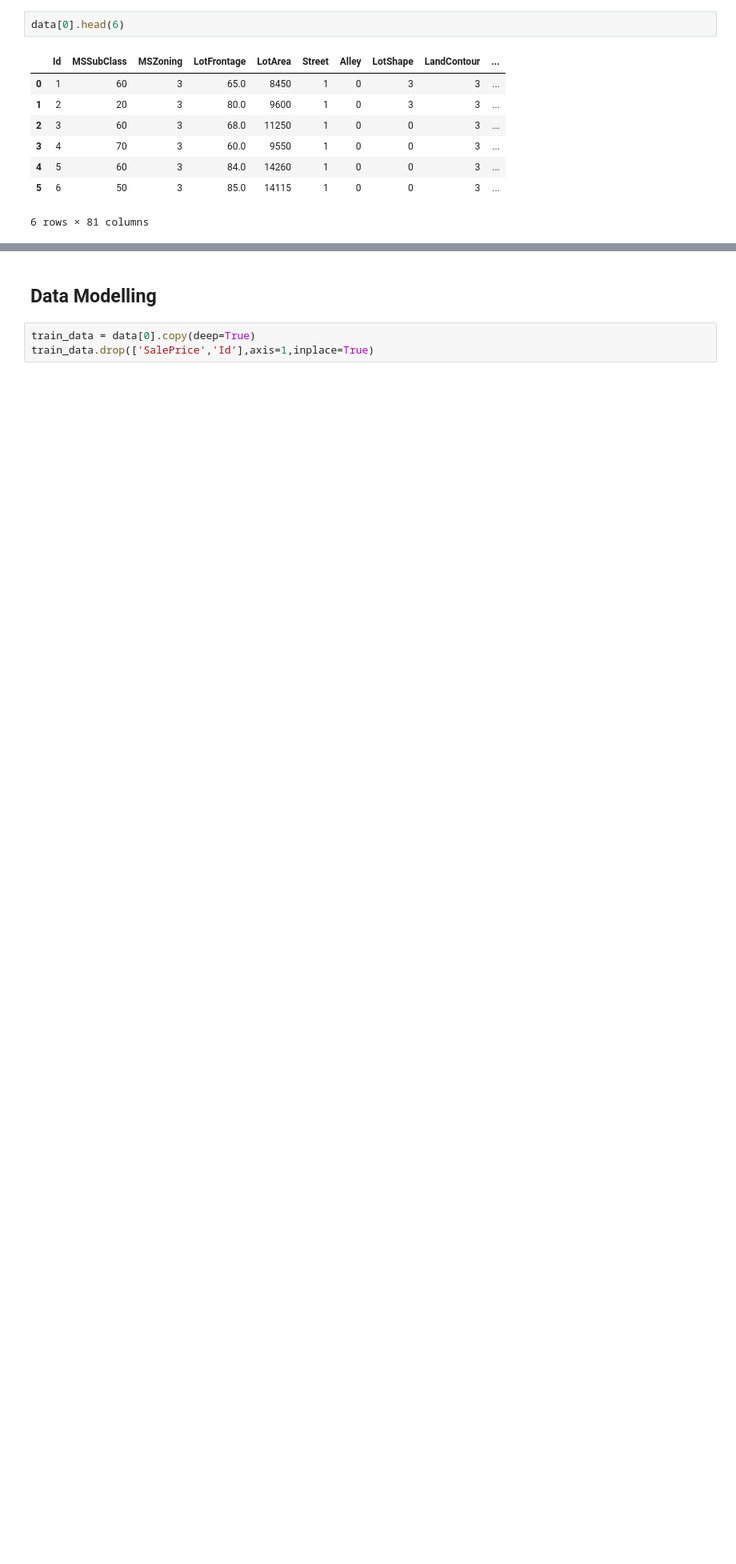
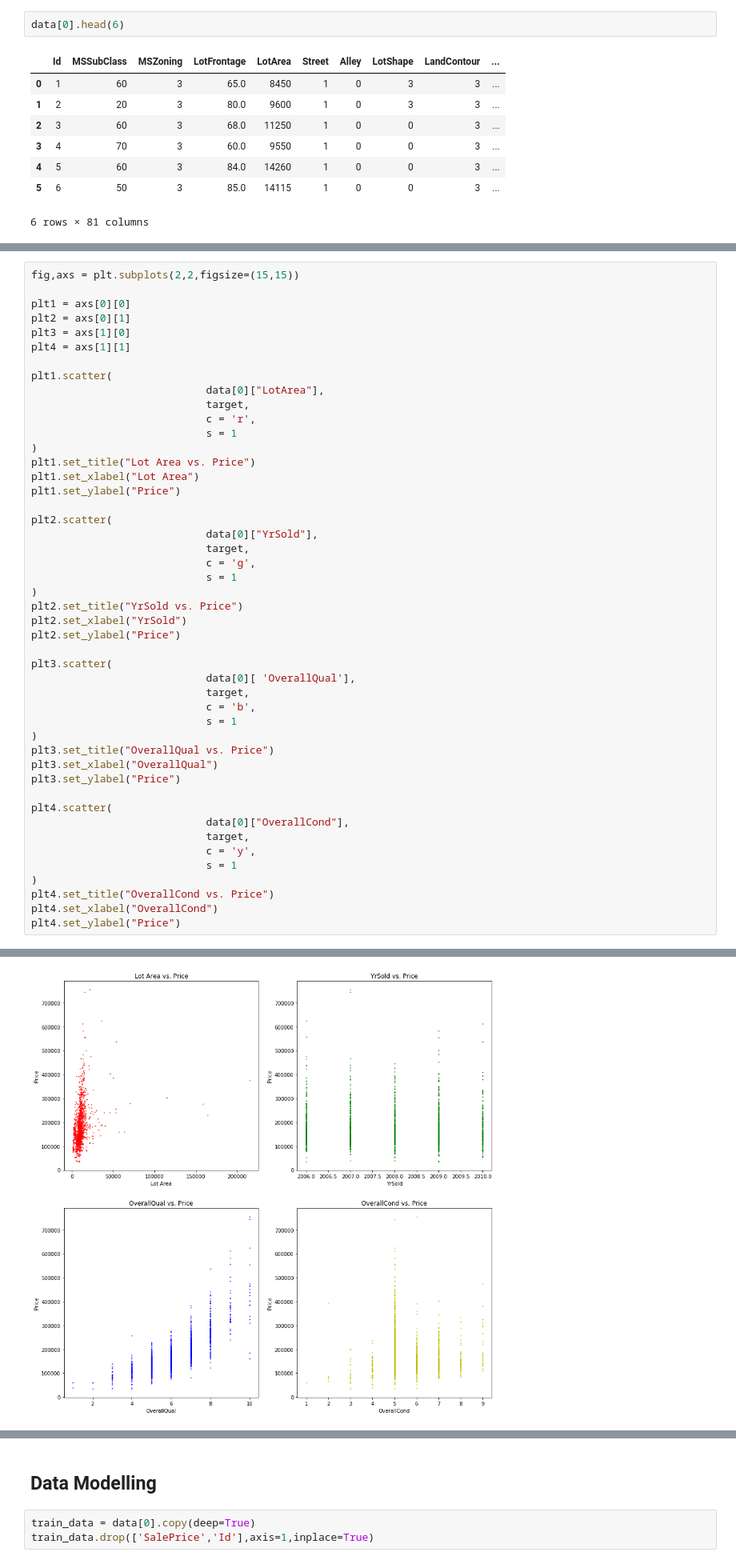
Before and after one commit to kho226/kaggle, a Jupyter notebook: housePricesAdvancedRegressionTechniques/HousingAdvancedRegressionTechniques.ipynb, the cells around one changed output, grey strips where cells are left out. Shown: that part at 80% size. Cells and saved outputs as stored; diff of their text form; blank space fills up the shorter version.

```diff
--- a/housePricesAdvancedRegressionTechniques/HousingAdvancedRegressionTechniques.ipynb
+++ b/housePricesAdvancedRegressionTechniques/HousingAdvancedRegressionTechniques.ipynb
@@ -241,3 +263,51 @@ plt4.set_title ("SalePrice Histogram")
 # %% [output]
 Text(0.5,1,'SalePrice Histogram')
 [figure]
+# %%
+fig,axs = plt.subplots(2,2,figsize=(15,15))
+
+plt1 = axs[0][0]
+plt2 = axs[0][1]
+plt3 = axs[1][0]
+plt4 = axs[1][1]
+
+plt1.scatter(
+                            data[0]["LotArea"],
+                            target,
+                            c = 'r',
+                            s = 1
+)
+plt1.set_title("Lot Area vs. Price")
+plt1.set_xlabel("Lot Area")
+plt1.set_ylabel("Price")
+
+plt2.scatter(
+                            data[0]["YrSold"],
+                            target,
+                            c = 'g',
+                            s = 1
+)
+plt2.set_title("YrSold vs. Price")
+plt2.set_xlabel("YrSold")
+plt2.set_ylabel("Price")
+
+plt3.scatter(
+                            data[0][ 'OverallQual'],
+                            target,
+                            c = 'b',
+                            s = 1
+)
+plt3.set_title("OverallQual vs. Price")
+plt3.set_xlabel("OverallQual")
+plt3.set_ylabel("Price")
+
+plt4.scatter(
+                            data[0]["OverallCond"],
+                            target,
+                            c = 'y',
+                            s = 1
+)
+plt4.set_title("OverallCond vs. Price")
+plt4.set_xlabel("OverallCond")
+plt4.set_ylabel("Price")
+# %% [output]
@@ -243,0 +315 @@ Text(0.5,1,'SalePrice Histogram')
+[figure, added]
```
Also changed, not shown: parts of 8 cells of this notebook.
